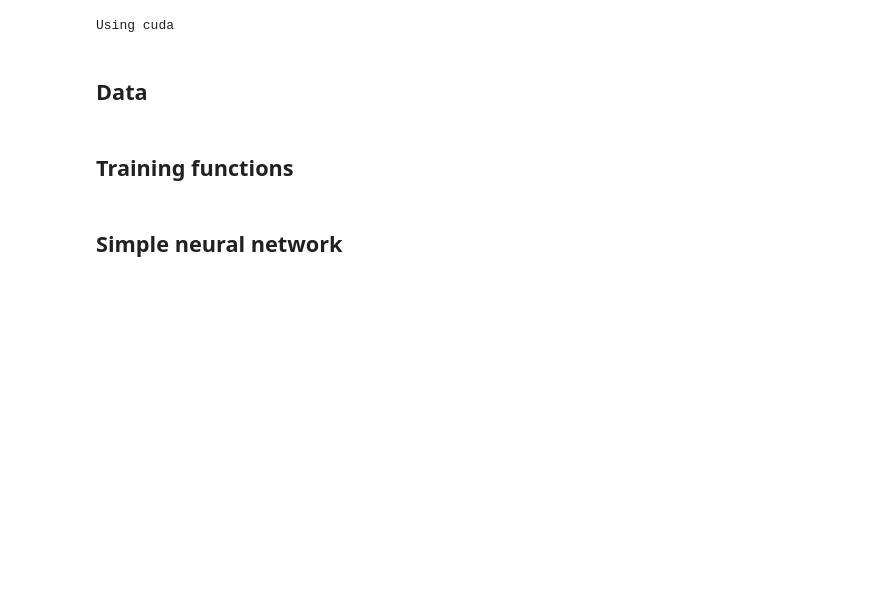
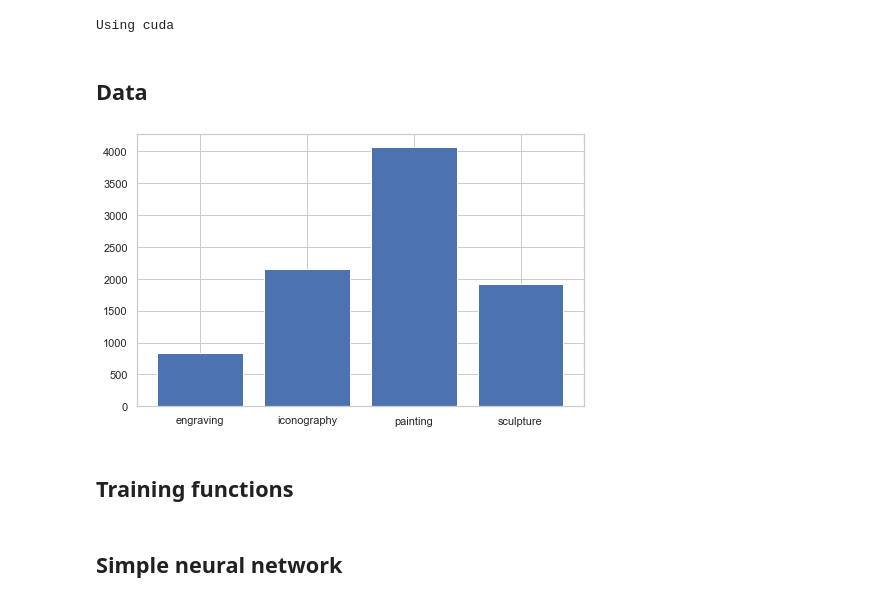
Before and after one commit to Indevem/art-classification, a Jupyter notebook: model/model.ipynb, the cells around one changed output. Drawn from its saved outputs; the diff is of its cells as text; code cells hidden in the pictures; blank space fills up the shorter version.

```diff
--- a/model/model.ipynb
+++ b/model/model.ipynb
@@ -79,3 +83,9 @@ test_loader = DataLoader(MapDataset(test_set, transforms), batch_size=BATCH_SIZE
+# %%
+plt.figure(figsize=(8,5))
+plt.bar(CLASSES, stats)
+plt.gcf().savefig('stats')
+# %% [output]
+[figure, added]
 # %% [markdown]
 ## Training functions
 # %%
```
Also changed, not shown: parts of 7 cells of this notebook, 9 other files.
